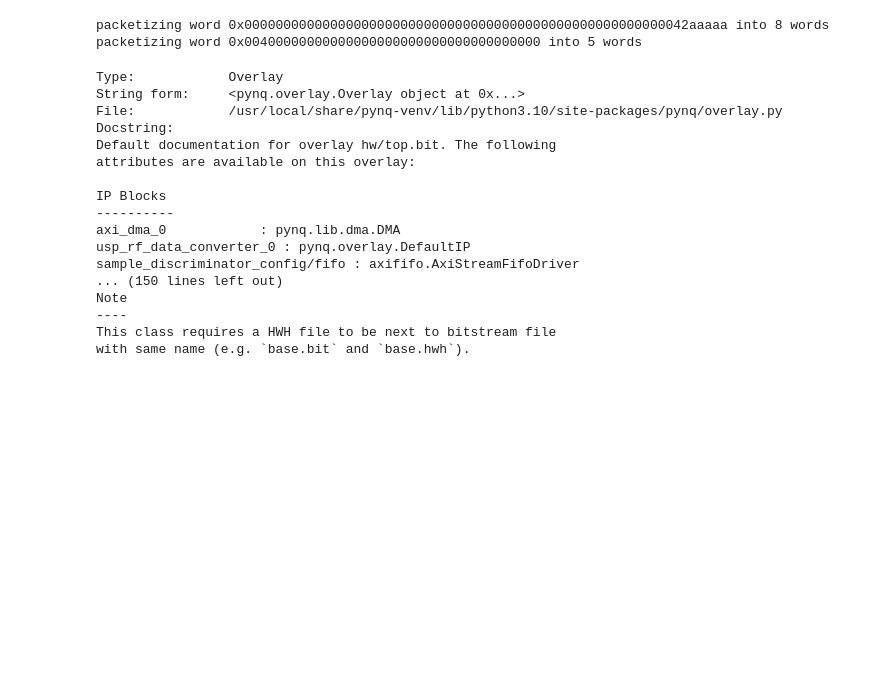
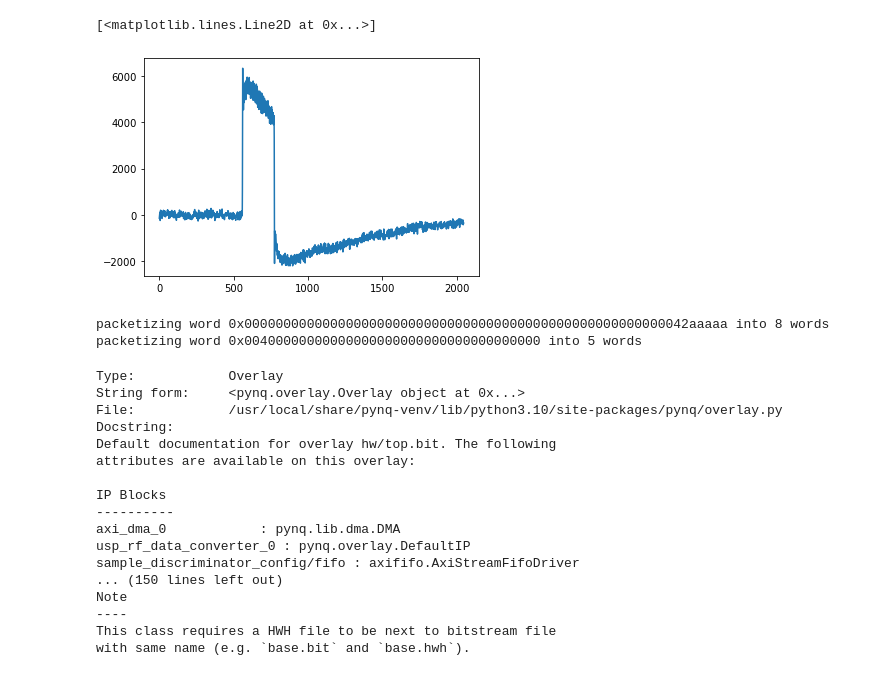
Before and after one commit to qnngroup/rfsoc_daq, a Jupyter notebook: pynq/rfsoc_daq.ipynb, the cells around one changed output. Cells and saved outputs as stored; diff of their text form; code cells hidden in the pictures; blank space fills up the shorter version.

```diff
--- a/pynq/rfsoc_daq.ipynb
+++ b/pynq/rfsoc_daq.ipynb
@@ -145,3 +282,8 @@ stop_awg()
+# %%
+plt.plot(samples[5][:2048])
+# %% [output]
+[<matplotlib.lines.Line2D at 0x...>]
+[figure, added]
 # %%
 # send data with DDS
 set_all_dds()
```
Also changed, not shown: parts of 6 cells of this notebook, 1 other file.
